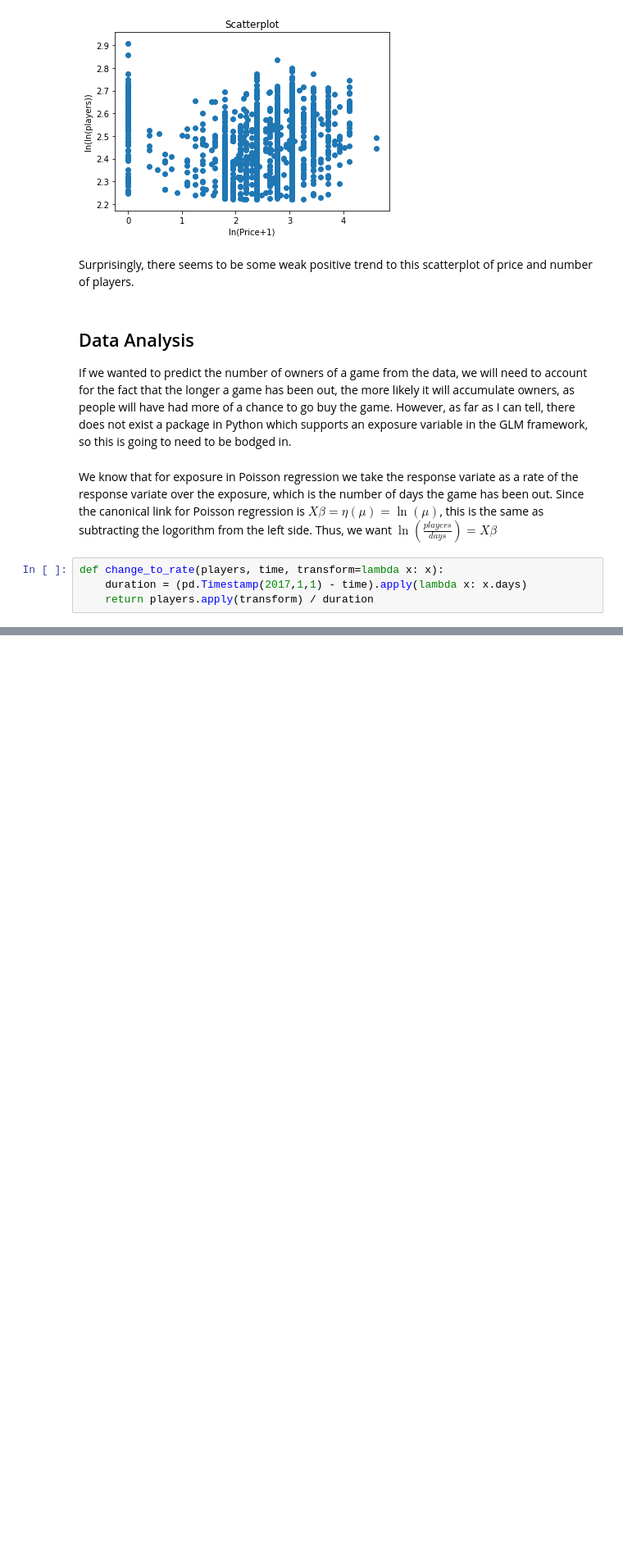
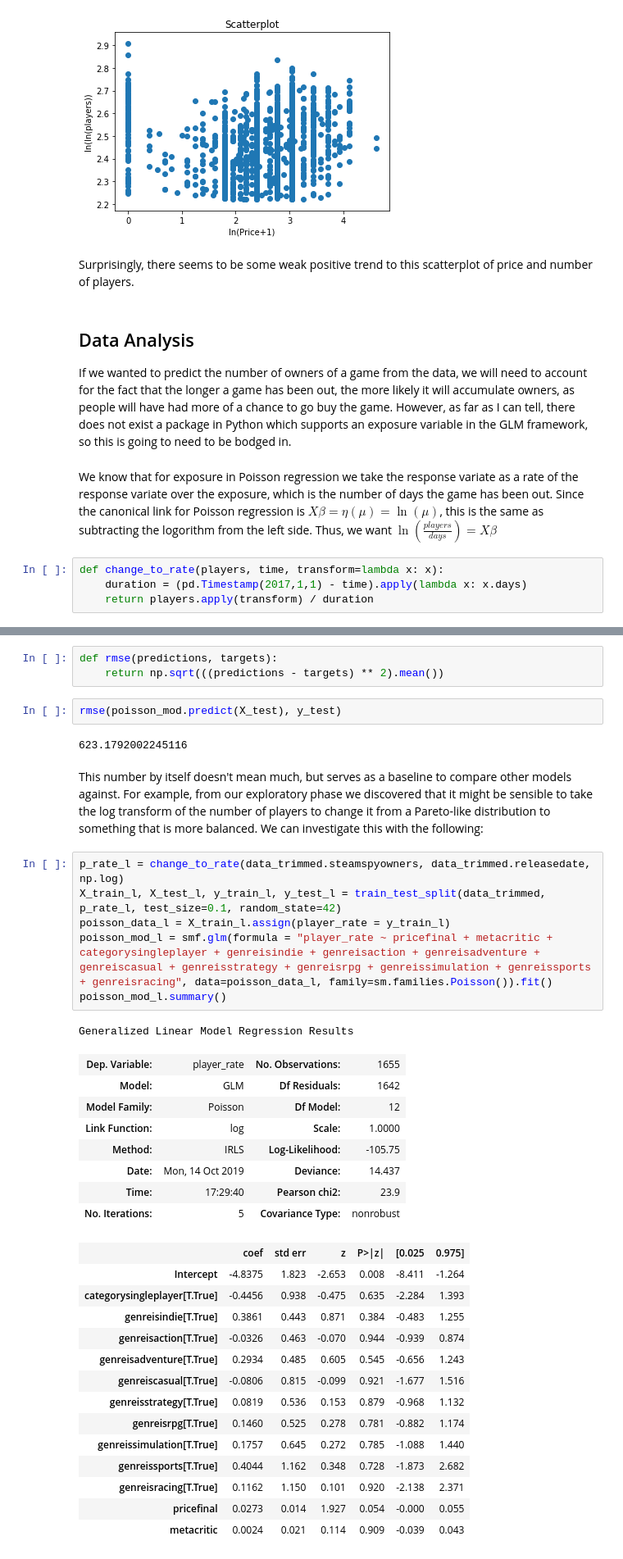
Before and after one commit to c4tsai/Springboard, a Jupyter notebook: Project 1/Steam Games Analysis.ipynb, the cells around one changed output, grey strips where cells are left out. Shown at 82% size. Cells and saved outputs as stored; diff of their text form; blank space fills up the shorter version.

Commit message:
Added RMSE, log-transform model

```diff
--- a/Project 1/Steam Games Analysis.ipynb
+++ b/Project 1/Steam Games Analysis.ipynb
@@ -242,3 +242,42 @@ Generalized Linear Model Regression Results
 | genreisracing[T.True] | -0.0518 | 0.007 | -7.486 | 0.000 | -0.065 | -0.038 |
 | pricefinal | 0.0216 | 6.68e-05 | 323.947 | 0.000 | 0.021 | 0.022 |
 | metacritic | 0.0734 | 0.000 | 578.946 | 0.000 | 0.073 | 0.074 |
+# %%
+def rmse(predictions, targets):
+    return np.sqrt(((predictions - targets) ** 2).mean())
+# %%
+rmse(poisson_mod.predict(X_test), y_test)
+# %% [output]
+623.1792002245116
+# %% [markdown]
+This number by itself doesn't mean much, but serves as a baseline to compare other models against. For example, from our exploratory phase we discovered that it might be sensible to take the log transform of the number of players to change it from a Pareto-like distribution to something that is more balanced. We can investigate this with the following:
+# %%
+p_rate_l = change_to_rate(data_trimmed.steamspyowners, data_trimmed.releasedate, np.log)
+X_train_l, X_test_l, y_train_l, y_test_l = train_test_split(data_trimmed, p_rate_l, test_size=0.1, random_state=42)
+poisson_data_l = X_train_l.assign(player_rate = y_train_l)
+poisson_mod_l = smf.glm(formula = "player_rate ~ pricefinal + metacritic + categorysingleplayer + genreisindie + genreisaction + genreisadventure + genreiscasual + genreisstrategy + genreisrpg + genreissimulation + genreissports + genreisracing", data=poisson_data_l, family=sm.families.Poisson()).fit()
+poisson_mod_l.summary()
+# %% [output]
+Generalized Linear Model Regression Results
+| Dep. Variable: | player_rate | No. Observations: | 1655 |
+| Model: | GLM | Df Residuals: | 1642 |
+| Model Family: | Poisson | Df Model: | 12 |
+| Link Function: | log | Scale: | 1.0000 |
+| Method: | IRLS | Log-Likelihood: | -105.75 |
+| Date: | Mon, 14 Oct 2019 | Deviance: | 14.437 |
+| Time: | 17:29:40 | Pearson chi2: | 23.9 |
+| No. Iterations: | 5 | Covariance Type: | nonrobust |
+|  | coef | std err | z | P>|z| | [0.025 | 0.975] |
+| Intercept | -4.8375 | 1.823 | -2.653 | 0.008 | -8.411 | -1.264 |
+| categorysingleplayer[T.True] | -0.4456 | 0.938 | -0.475 | 0.635 | -2.284 | 1.393 |
+| genreisindie[T.True] | 0.3861 | 0.443 | 0.871 | 0.384 | -0.483 | 1.255 |
+| genreisaction[T.True] | -0.0326 | 0.463 | -0.070 | 0.944 | -0.939 | 0.874 |
+| genreisadventure[T.True] | 0.2934 | 0.485 | 0.605 | 0.545 | -0.656 | 1.243 |
+| genreiscasual[T.True] | -0.0806 | 0.815 | -0.099 | 0.921 | -1.677 | 1.516 |
+| genreisstrategy[T.True] | 0.0819 | 0.536 | 0.153 | 0.879 | -0.968 | 1.132 |
+| genreisrpg[T.True] | 0.1460 | 0.525 | 0.278 | 0.781 | -0.882 | 1.174 |
+| genreissimulation[T.True] | 0.1757 | 0.645 | 0.272 | 0.785 | -1.088 | 1.440 |
+| genreissports[T.True] | 0.4044 | 1.162 | 0.348 | 0.728 | -1.873 | 2.682 |
+| genreisracing[T.True] | 0.1162 | 1.150 | 0.101 | 0.920 | -2.138 | 2.371 |
+| pricefinal | 0.0273 | 0.014 | 1.927 | 0.054 | -0.000 | 0.055 |
+| metacritic | 0.0024 | 0.021 | 0.114 | 0.909 | -0.039 | 0.043 |
```
Also changed, not shown: parts of 4 cells of this notebook.
